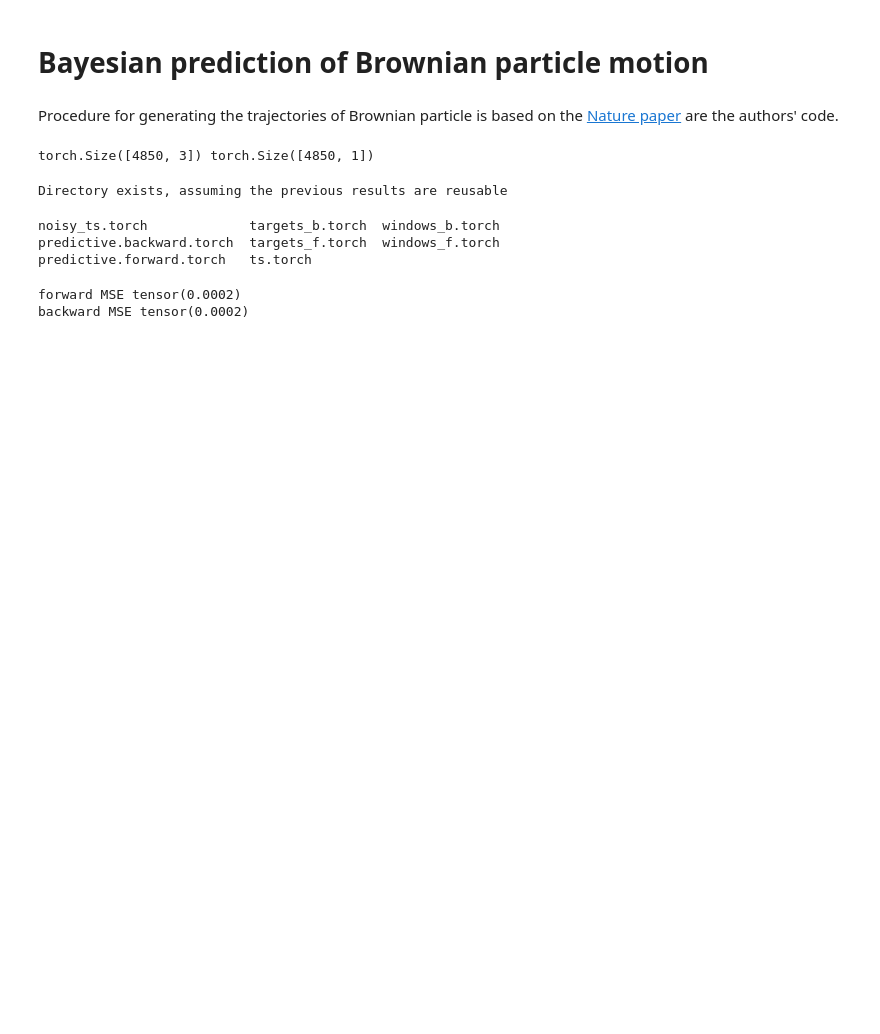
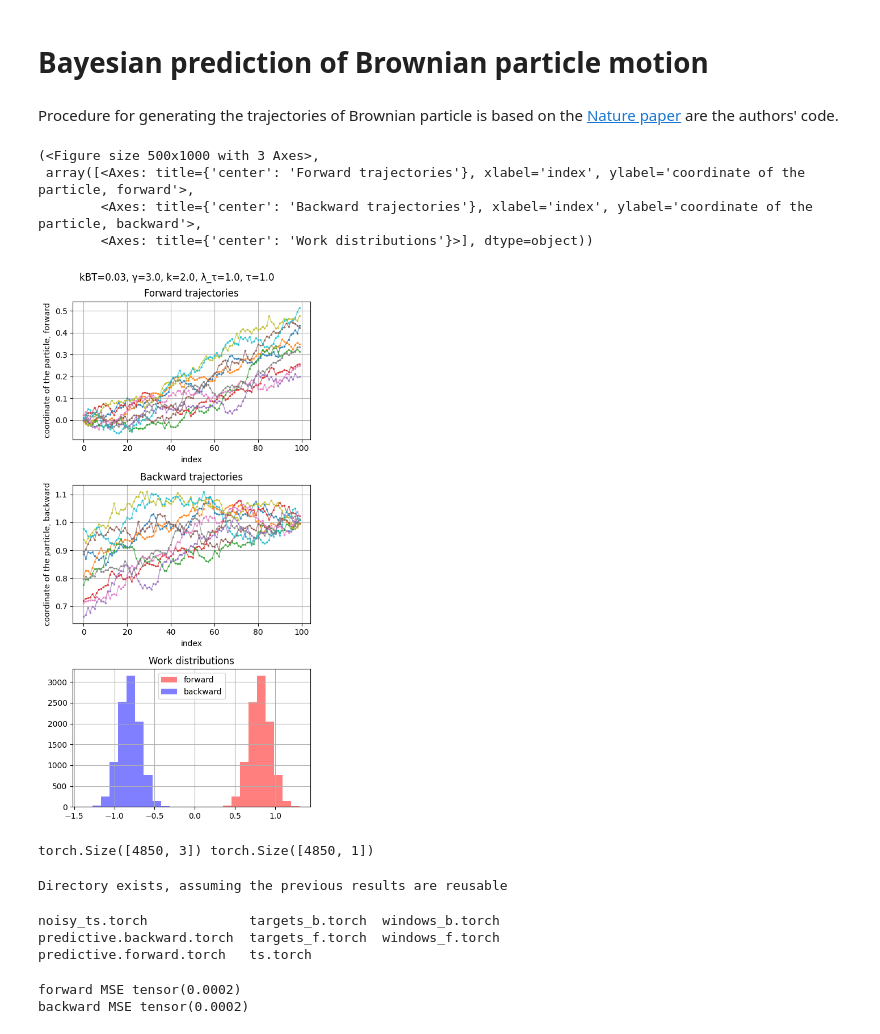
Before and after one commit to mathymess/reversibility-of-processes, a Jupyter notebook: bayesian_brownian_particle.ipynb, the cells around one changed output. Saved outputs shown, nothing was run; the diff lists cells and outputs as text; code cells hidden in the pictures; blank space fills up the shorter version.

```diff
--- a/bayesian_brownian_particle.ipynb
+++ b/bayesian_brownian_particle.ipynb
@@ -1,7 +1,7 @@
 # %% [markdown]
 # Bayesian prediction of Brownian particle motion
 # %% [markdown]
-Procedure for generating the trajectories of Brownian particle is based on the [Nature paper](nature.com/articles/s41567-020-1018-2) are the authors' code.
+Procedure for generating the trajectories of Brownian particle is based on the [Nature paper](https://nature.com/articles/s41567-020-1018-2) are the authors' code.
 # %%
 from typing import Optional, List, Iterable
 import functools
@@ -15,8 +15,15 @@ from torch.nn import MSELoss
 from brownian_datagen import BrownianDatagen
 from bayesian import posterior_predictive_forward_and_backward, ExperimentResults, BayesTrainData, plot_predictions
 # %%
-brownian = BrownianDatagen()
 save_dir = "20230724_preds/brownian01/"
+brownian = BrownianDatagen(kBT=0.03, γ=3., k=2., λ_τ=1., τ=1.)
+brownian.visualize()
+# %% [output]
+(<Figure size 500x1000 with 3 Axes>,
+ array([<Axes: title={'center': 'Forward trajectories'}, xlabel='index', ylabel='coordinate of the particle, forward'>,
+        <Axes: title={'center': 'Backward trajectories'}, xlabel='index', ylabel='coordinate of the particle, backward'>,
+        <Axes: title={'center': 'Work distributions'}>], dtype=object))
+[figure, added]
 # %%
 def create_dataholder_for_windows_and_targets(brownian: BrownianDatagen,
                                               numParticles: int = 50,
```
Also changed, not shown: parts of 4 cells of this notebook, 1 other file.
